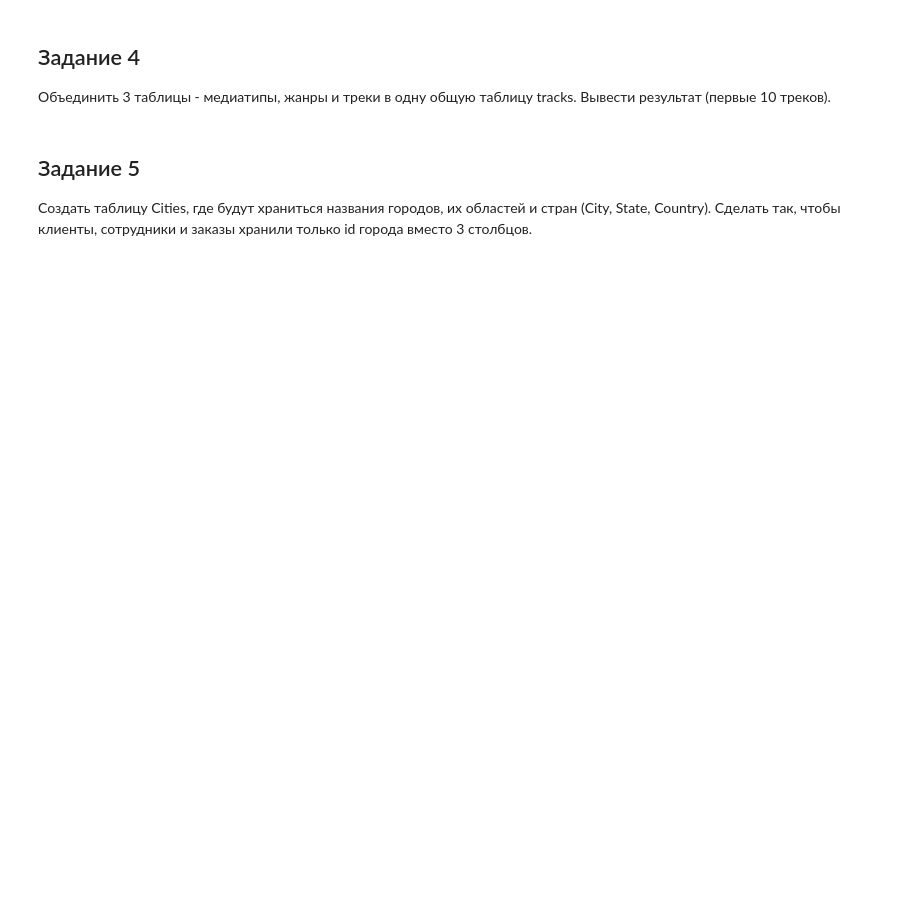
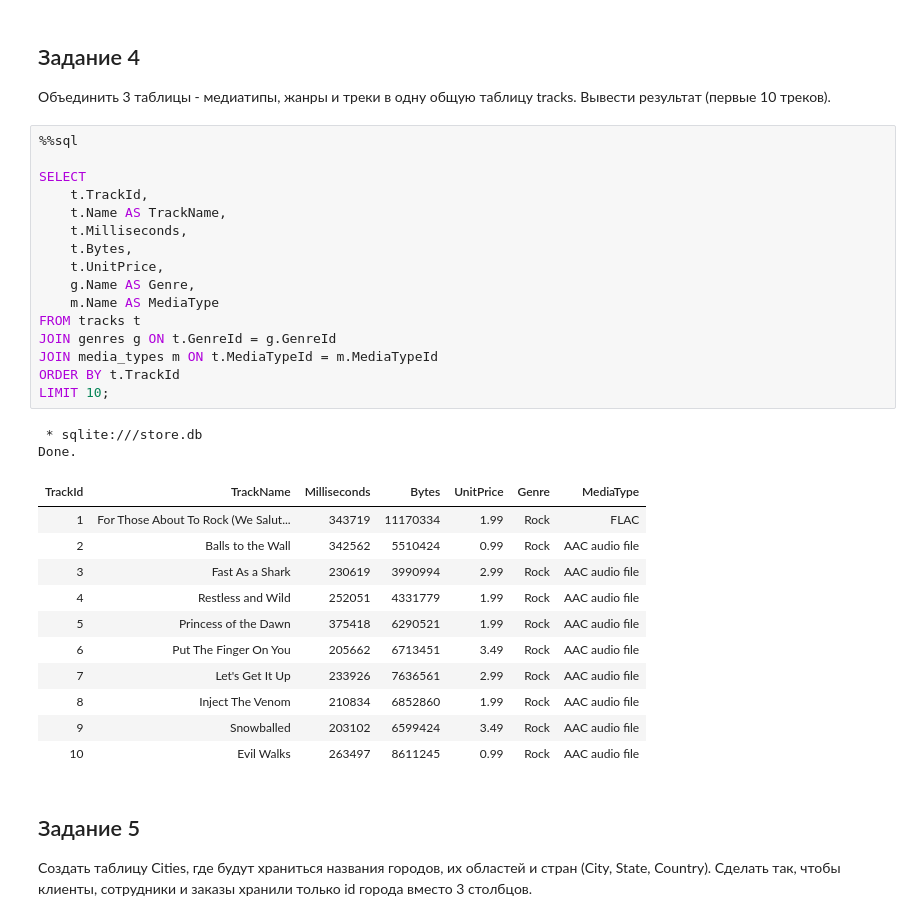
Before and after one commit to sleonov11/SQLite_ptact, a Jupyter notebook: Лабораторная_4.ipynb, the cells around one changed output. Cells and saved outputs as stored; diff of their text form; blank space fills up the shorter version.

```diff
--- a/Лабораторная_4.ipynb
+++ b/Лабораторная_4.ipynb
@@ -73,6 +233,36 @@ ALTER TABLE tracks ADD COLUMN SALE BOOLEAN DEFAULT 0;
 # %% [markdown]
 ## Задание 4
 Объединить 3 таблицы - медиатипы, жанры и треки в одну общую таблицу tracks. Вывести результат (первые 10 треков).
+# %%
+%%sql
+
+SELECT
+    t.TrackId,
+    t.Name AS TrackName,
+    t.Milliseconds,
+    t.Bytes,
+    t.UnitPrice,
+    g.Name AS Genre,
+    m.Name AS MediaType
+FROM tracks t
+JOIN genres g ON t.GenreId = g.GenreId
+JOIN media_types m ON t.MediaTypeId = m.MediaTypeId
+ORDER BY t.TrackId
+LIMIT 10;
+# %% [output]
+ * sqlite:///store.db
+Done.
+| TrackId | TrackName | Milliseconds | Bytes | UnitPrice | Genre | MediaType |
+| 1 | For Those About To Rock (We Salut... | 343719 | 11170334 | 1.99 | Rock | FLAC |
+| 2 | Balls to the Wall | 342562 | 5510424 | 0.99 | Rock | AAC audio file |
+| 3 | Fast As a Shark | 230619 | 3990994 | 2.99 | Rock | AAC audio file |
+| 4 | Restless and Wild | 252051 | 4331779 | 1.99 | Rock | AAC audio file |
+| 5 | Princess of the Dawn | 375418 | 6290521 | 1.99 | Rock | AAC audio file |
+| 6 | Put The Finger On You | 205662 | 6713451 | 3.49 | Rock | AAC audio file |
+| 7 | Let's Get It Up | 233926 | 7636561 | 2.99 | Rock | AAC audio file |
+| 8 | Inject The Venom | 210834 | 6852860 | 1.99 | Rock | AAC audio file |
+| 9 | Snowballed | 203102 | 6599424 | 3.49 | Rock | AAC audio file |
+| 10 | Evil Walks | 263497 | 8611245 | 0.99 | Rock | AAC audio file |
 # %% [markdown]
 ## Задание 5
 Создать таблицу Cities, где будут храниться названия городов, их областей и стран (City,	State,	Country). Сделать так, чтобы клиенты, сотрудники и заказы хранили только id города вместо 3 столбцов.
```
Also changed, not shown: parts of 7 cells of this notebook.
